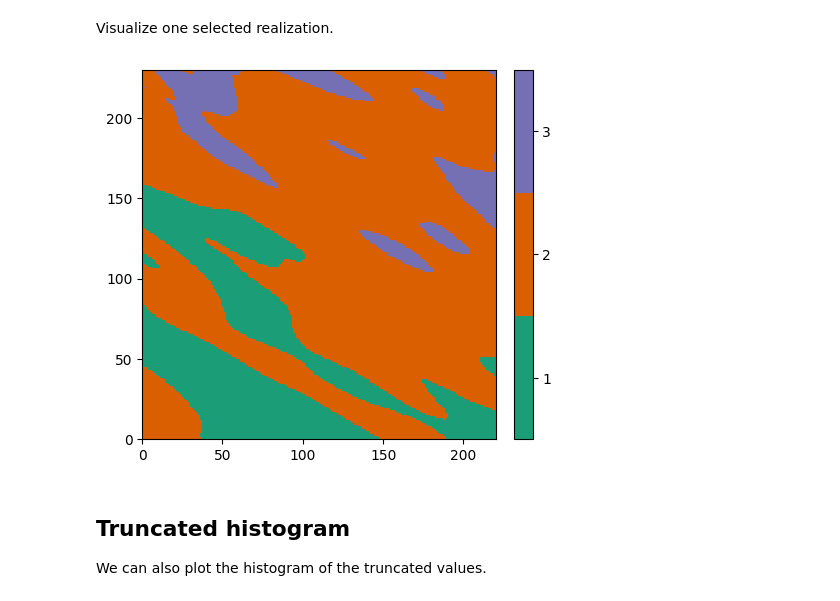
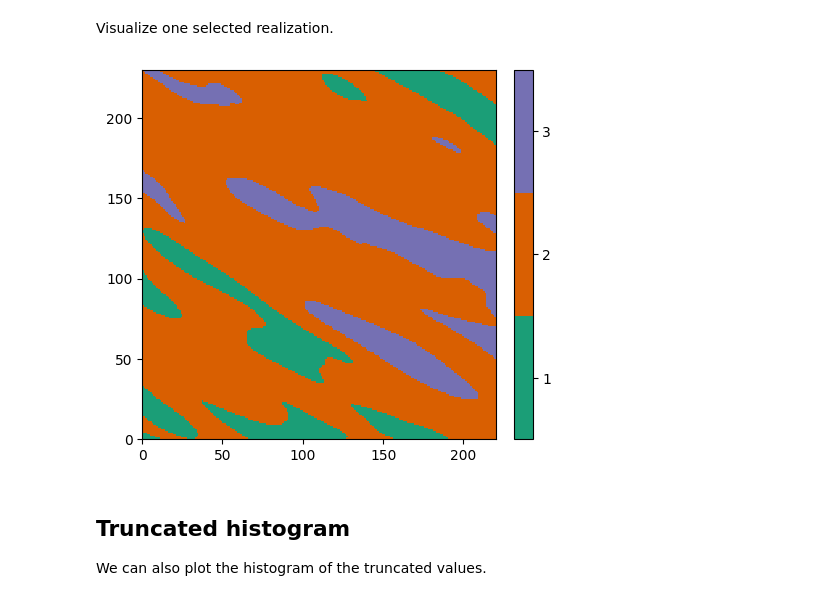
Before and after one commit to alecomunian/gmg, a Jupyter notebook: notebooks/simulation/TPGS.ipynb, the cells around one changed output. Cells and saved outputs as stored; diff of their text form; code cells hidden in the pictures.

```diff
--- a/notebooks/simulation/TPGS.ipynb
+++ b/notebooks/simulation/TPGS.ipynb
@@ -88,10 +88,10 @@ Visualize one selected realization.
 # %%
 categCol = ['#1b9e77', '#d95f02', '#7570b3']
 
-gn.imgplot.drawImage2D(trunc, iv=1, categ=True, categCol=categCol)
+gn.imgplot.drawImage2D(trunc, iv=2, categ=True, categCol=categCol)
 pl.show()
 # %% [output]
-[figure, old version]
+[figure, new version]
 # %% [markdown]
 ## Truncated histogram
 
```
